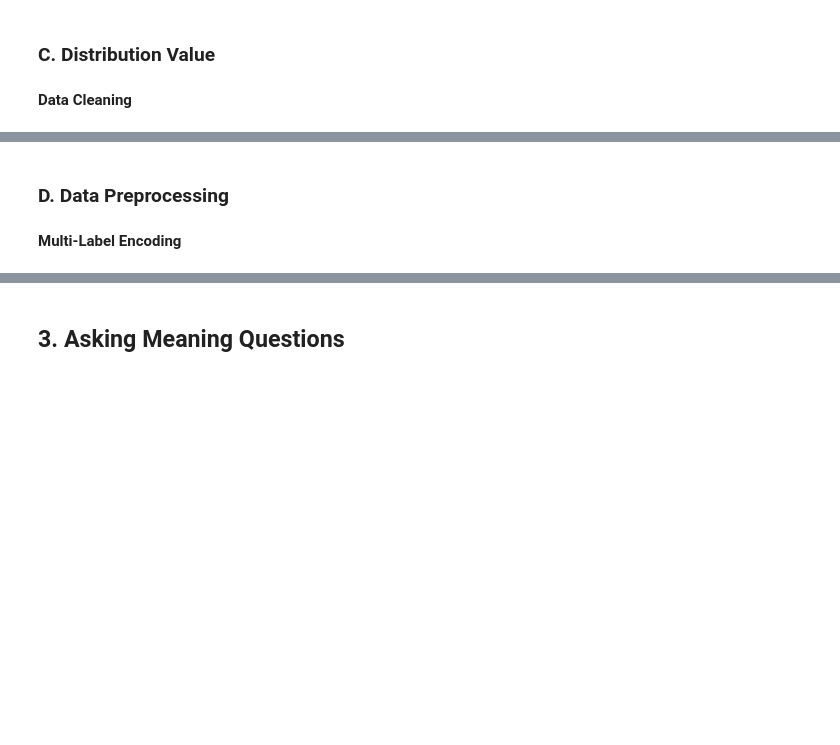
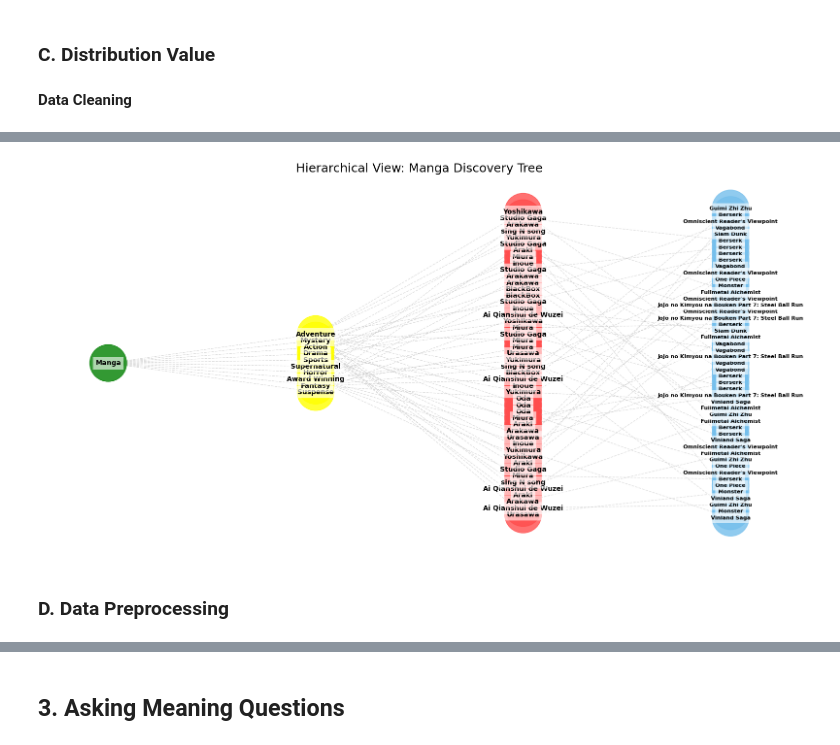
Before and after one commit to NTD1515/myanimelist-data-collector, a Jupyter notebook: i.ipynb, the cells around one changed output, grey strips where cells are left out. Cells and saved outputs as stored; diff of their text form; code cells hidden in the pictures; blank space fills up the shorter version.

```diff
--- a/i.ipynb
+++ b/i.ipynb
@@ -204,4 +265,70 @@ print(top_10_genres_df)
+# %%
+# Hierarchical tree
+# 1. Prepare your data (adjust 'popularity_score' to your actual column name, e.g., 'score')
+# We use .copy() to avoid SettingWithCopy warnings
+top_manga_tree = df.nlargest(10, 'score').copy()
+
+G = nx.Graph()
+
+# --- Level 0: Root ---
+root_node = "Manga Database"
+G.add_node(root_node, layer=0, label="Manga")
+
+# 2. Build the hierarchy
+for _, row in top_manga_tree.iterrows():
+    title = row['title']
+
+    # Extract Genres (handle lists or empty values)
+    genres = row['genre_names'] if isinstance(row['genre_names'], list) else ["General"]
+
+    # Extract Authors (handle lists or empty values)
+    authors = row['authors'] if isinstance(row['authors'], list) else ["Unknown Author"]
+    # If the author is a dict or string with commas, we clean it
+    author_list = [a['name'] if isinstance(a, dict) else str(a).split(',')[0] for a in authors]
+
+    for genre in genres:
+        # Level 1: Genre
+        if not G.has_node(genre):
+            G.add_node(genre, layer=1, label=genre)
+        G.add_edge(root_node, genre)
+
+        for author in author_list:
+            # Level 2: Author (Unique ID to prevent different genres merging the same author)
+            author_id = f"{genre}_{author}"
+            if not G.has_node(author_id):
+                G.add_node(author_id, layer=2, label=author)
+            G.add_edge(genre, author_id)
+
+            # Level 3: Title
+            # Note: If a manga has multiple genres/authors, it will appear under each branch
+            title_id = f"{author_id}_{title}"
+            G.add_node(title_id, layer=3, label=title)
+            G.add_edge(author_id, title_id)
+
+# 3. Visualization Settings
+plt.figure(figsize=(20, 10))
+pos = nx.multipartite_layout(G, subset_key="layer")
+
+# Color mapping by layer
+colors = {0: '#008000', 1: '#ffff00', 2: '#ff4d4d', 3: '#75bfec'}
+node_colors = [colors[G.nodes[n]['layer']] for n in G.nodes()]
+
+# Draw the nodes and edges
+nx.draw_networkx_nodes(G, pos, node_color=node_colors, node_size=3000, alpha=0.8)
+nx.draw_networkx_edges(G, pos, edge_color='silver', alpha=0.5, style='dashed')
+
+# Add Labels with background boxes for readability
+labels = nx.get_node_attributes(G, 'label')
+for node, (x, y) in pos.items():
+    layer = G.nodes[node]['layer']
+    font_size = 10 if layer < 3 else 8
+    plt.text(x, y, labels[node], fontsize=font_size, ha='center', va='center',
+             fontweight='bold', bbox=dict(facecolor='white', alpha=0.6, edgecolor='none'))
+
+plt.title('Hierarchical View: Manga Discovery Tree', fontsize=18)
+plt.axis('off')
+plt.show()
+# %% [output]
+[figure, added]
 # %% [markdown]
 ### **D. Data Preprocessing** <a name="distribution"></a>
-# %% [markdown]
-**Multi-Label Encoding**
```
Also changed, not shown: parts of 55 cells of this notebook.
